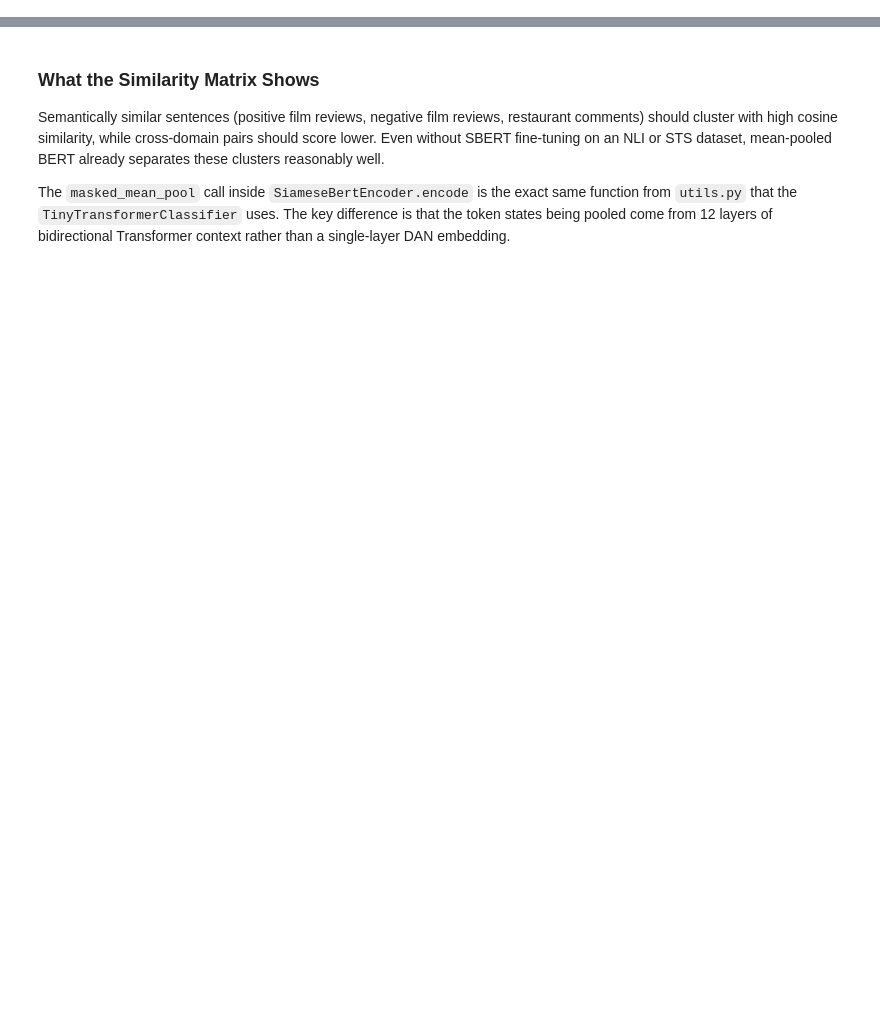
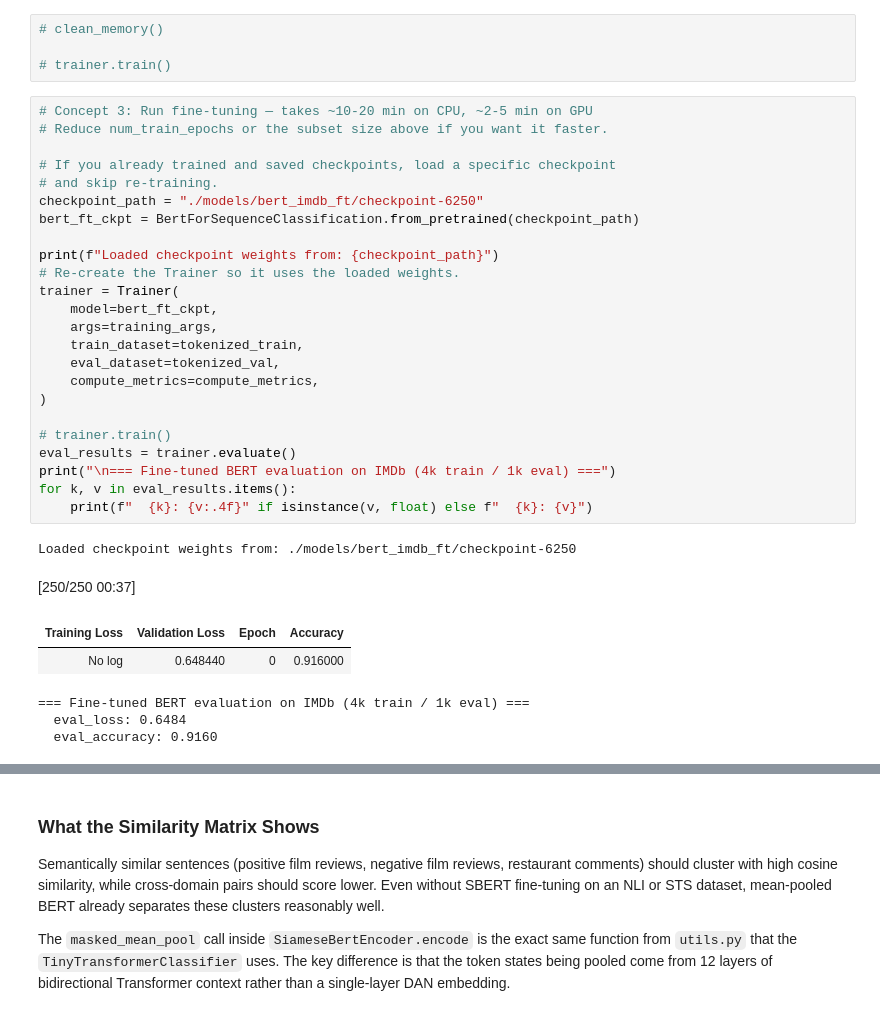
Before and after one commit to mdossett204/AI-maths-foundations, a Jupyter notebook: NLP-learning-notebooks/week7-BERT/Week_7_encoder.ipynb, the cells around one changed output, grey strips where cells are left out. Drawn from its saved outputs; the diff is of its cells as text; blank space fills up the shorter version.

```diff
--- a/NLP-learning-notebooks/week7-BERT/Week_7_encoder.ipynb
+++ b/NLP-learning-notebooks/week7-BERT/Week_7_encoder.ipynb
@@ -875,0 +561,36 @@ plt.show()
+# %%
+# clean_memory()
+
+# trainer.train()
+# %%
+# Concept 3: Run fine-tuning — takes ~10-20 min on CPU, ~2-5 min on GPU
+# Reduce num_train_epochs or the subset size above if you want it faster.
+
+# If you already trained and saved checkpoints, load a specific checkpoint
+# and skip re-training.
+checkpoint_path = "./models/bert_imdb_ft/checkpoint-6250"
+bert_ft_ckpt = BertForSequenceClassification.from_pretrained(checkpoint_path)
+
+print(f"Loaded checkpoint weights from: {checkpoint_path}")
+# Re-create the Trainer so it uses the loaded weights.
+trainer = Trainer(
+    model=bert_ft_ckpt,
+    args=training_args,
+    train_dataset=tokenized_train,
+    eval_dataset=tokenized_val,
+    compute_metrics=compute_metrics,
+)
+
+# trainer.train()
+eval_results = trainer.evaluate()
+print("\n=== Fine-tuned BERT evaluation on IMDb (4k train / 1k eval) ===")
+for k, v in eval_results.items():
+    print(f"  {k}: {v:.4f}" if isinstance(v, float) else f"  {k}: {v}")
+# %% [output]
+Loaded checkpoint weights from: ./models/bert_imdb_ft/checkpoint-6250
+[250/250 00:37]
+| Training Loss | Validation Loss | Epoch | Accuracy |
+| No log | 0.648440 | 0 | 0.916000 |
+=== Fine-tuned BERT evaluation on IMDb (4k train / 1k eval) ===
+  eval_loss: 0.6484
+  eval_accuracy: 0.9160
```
Also changed, not shown: parts of 51 cells of this notebook, 3 other files.
